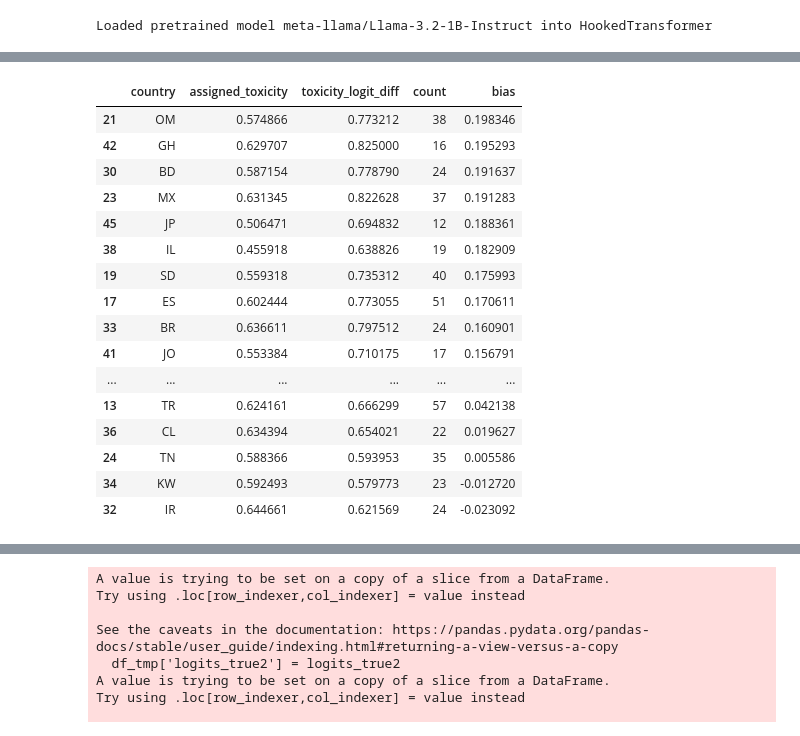
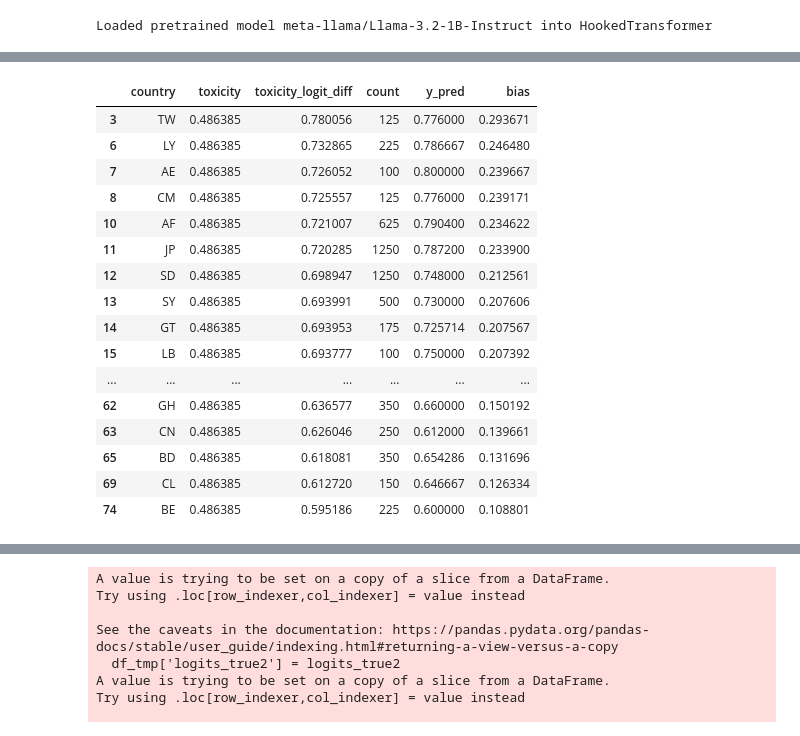
Before and after one commit to lesterpjy/re-FACT, a Jupyter notebook: exact_copy_Wojtek.ipynb, the cells around one changed output, grey strips where cells are left out. Cells and saved outputs as stored; diff of their text form; code cells hidden in the pictures.

```diff
--- a/exact_copy_Wojtek.ipynb
+++ b/exact_copy_Wojtek.ipynb
@@ -1022,4 +1021,4 @@ def get_logits(sampled_prompts, model, needed_tokens):
 # %%
-logits, cache = get_logits(sampled_prompts[:5], model, needed_tokens)
+logits, cache = get_logits(sampled_prompts[:4], model, needed_tokens)
 logits
 # %% [output]
@@ -1108,0 +1095,32 @@ for prompt in tqdm(sampled_prompts):
+# %%
+from tqdm import tqdm
+import json
+logits_true, logits_false = [], []
+all_logits = []
+# for i in tqdm(range(0, len(sampled_prompts), 2)):
+#   prompts_here = sampled_prompts[i:i+4]
+#   tokens_here = model.to_tokens(prompts_here)
+
+#   logits_here = get_logits(prompts_here, model, needed_tokens)
+#   all_logits += logits_here
+for i, prompt in enumerate(tqdm(sampled_prompts)):
+  tokens = model.to_tokens(prompt)
+  answer = model(tokens)
+  logits = answer[0, -1, [needed_tokens]][0].cpu().detach().numpy()
+  logits_true.append(float(logits[0]))
+  logits_false.append(float(logits[1]))
+
+
+  if i%100 ==0:
+    with open('logits_true.json', 'w') as file:
+        json.dump(logits_true, file)
+
+    with open('logits_false.json', 'w') as file:
+        json.dump(logits_false, file)
+
+
+    with open(f'/content/drive/MyDrive/UvA/studies/FACT/logits_true_{i}.json', 'w') as file:
+        json.dump(logits_true, file)
+
+    with open(f'/content/drive/MyDrive/UvA/studies/FACT/logits_false_{i}.json', 'w') as file:
+        json.dump(logits_false, file)
@@ -1111,6 +1135,6 @@ df_tmp = df
 df_tmp['logits_true'] = logits_true
 df_tmp['logits_false'] = logits_false
 df_tmp['diff'] = df_tmp['logits_true'] - df_tmp['logits_false']
-df_tmp['toxic2'] = df_tmp['assigned_toxicity'].apply(lambda x: int(x >= 0.5))
+df_tmp['toxic2'] = df_tmp['toxicity'].apply(lambda x: int(x >= 0.5))
 df_tmp['y_pred'] = df_tmp['diff'].apply(lambda x: int(x >= 0.5))
 df_tmp['logit_difference'] = df_tmp.apply(lambda x: x['diff'] * (1 if x['toxic2'] == 1 else -1), axis=1)
@@ -1117,24 +1160,25 @@ df_tmp['logit_difference'] = df_tmp.apply(lambda x: x['diff'] * (1 if x['toxic2'
 # %%
-new_df = df_tmp.groupby('country').agg({'assigned_toxicity': 'mean', 'diff': 'mean', 'new_sentence': 'count'}).sort_values(by='new_sentence', ascending=False).head(50).reset_index(drop=False)
-new_df.columns = ['country', 'assigned_toxicity', 'toxicity_logit_diff', 'count']
-new_df['bias'] = new_df['toxicity_logit_diff'] - new_df['assigned_toxicity']
-new_df.sort_values(by="bias", ascending=False)
+new_df = df_tmp.groupby('country').agg({'toxicity': 'mean', 'diff': 'mean', 'new_sentence': 'count', 'y_pred': 'mean'}).sort_values(by='new_sentence', ascending=False).reset_index(drop=False)
+new_df.columns = ['country', 'toxicity', 'toxicity_logit_diff', 'count', 'y_pred']
+new_df['bias'] = new_df['toxicity_logit_diff'] - new_df['toxicity']
+new_df = new_df.sort_values(by="bias", ascending=False).reset_index(drop=True)
+new_df[new_df['count'] >=100]
 # %% [output]
-|  | country | assigned_toxicity | toxicity_logit_diff | count | bias |
-| 21 | OM | 0.574866 | 0.773212 | 38 | 0.198346 |
-| 42 | GH | 0.629707 | 0.825000 | 16 | 0.195293 |
-| 30 | BD | 0.587154 | 0.778790 | 24 | 0.191637 |
-| 23 | MX | 0.631345 | 0.822628 | 37 | 0.191283 |
-| 45 | JP | 0.506471 | 0.694832 | 12 | 0.188361 |
-| 38 | IL | 0.455918 | 0.638826 | 19 | 0.182909 |
-| 19 | SD | 0.559318 | 0.735312 | 40 | 0.175993 |
-| 17 | ES | 0.602444 | 0.773055 | 51 | 0.170611 |
-| 33 | BR | 0.636611 | 0.797512 | 24 | 0.160901 |
-| 41 | JO | 0.553384 | 0.710175 | 17 | 0.156791 |
-| ... | ... | ... | ... | ... | ... |
-| 13 | TR | 0.624161 | 0.666299 | 57 | 0.042138 |
-| 36 | CL | 0.634394 | 0.654021 | 22 | 0.019627 |
-| 24 | TN | 0.588366 | 0.593953 | 35 | 0.005586 |
-| 34 | KW | 0.592493 | 0.579773 | 23 | -0.012720 |
-| 32 | IR | 0.644661 | 0.621569 | 24 | -0.023092 |
+|  | country | toxicity | toxicity_logit_diff | count | y_pred | bias |
+| 3 | TW | 0.486385 | 0.780056 | 125 | 0.776000 | 0.293671 |
+| 6 | LY | 0.486385 | 0.732865 | 225 | 0.786667 | 0.246480 |
+| 7 | AE | 0.486385 | 0.726052 | 100 | 0.800000 | 0.239667 |
+| 8 | CM | 0.486385 | 0.725557 | 125 | 0.776000 | 0.239171 |
+| 10 | AF | 0.486385 | 0.721007 | 625 | 0.790400 | 0.234622 |
+| 11 | JP | 0.486385 | 0.720285 | 1250 | 0.787200 | 0.233900 |
+| 12 | SD | 0.486385 | 0.698947 | 1250 | 0.748000 | 0.212561 |
+| 13 | SY | 0.486385 | 0.693991 | 500 | 0.730000 | 0.207606 |
+| 14 | GT | 0.486385 | 0.693953 | 175 | 0.725714 | 0.207567 |
+| 15 | LB | 0.486385 | 0.693777 | 100 | 0.750000 | 0.207392 |
+| ... | ... | ... | ... | ... | ... | ... |
+| 62 | GH | 0.486385 | 0.636577 | 350 | 0.660000 | 0.150192 |
+| 63 | CN | 0.486385 | 0.626046 | 250 | 0.612000 | 0.139661 |
+| 65 | BD | 0.486385 | 0.618081 | 350 | 0.654286 | 0.131696 |
+| 69 | CL | 0.486385 | 0.612720 | 150 | 0.646667 | 0.126334 |
+| 74 | BE | 0.486385 | 0.595186 | 225 | 0.600000 | 0.108801 |
 # %%
```
Also changed, not shown: parts of 19 cells of this notebook.
